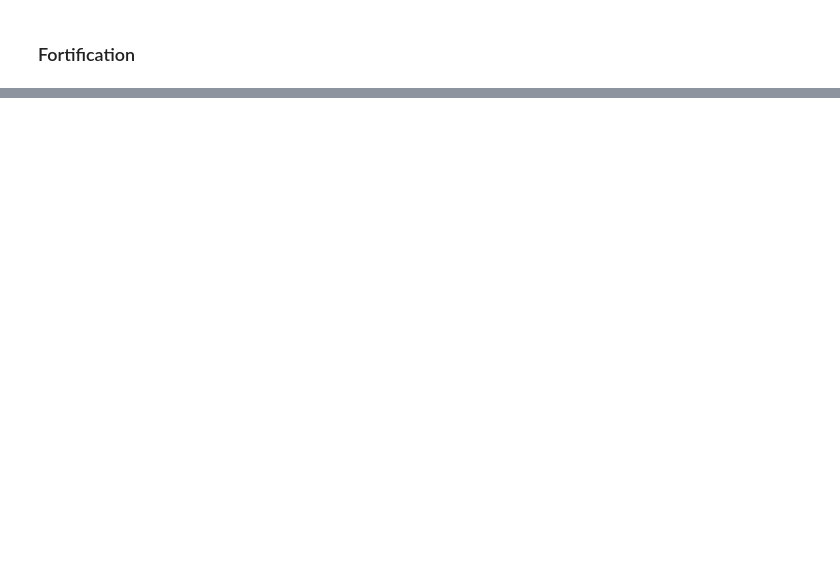
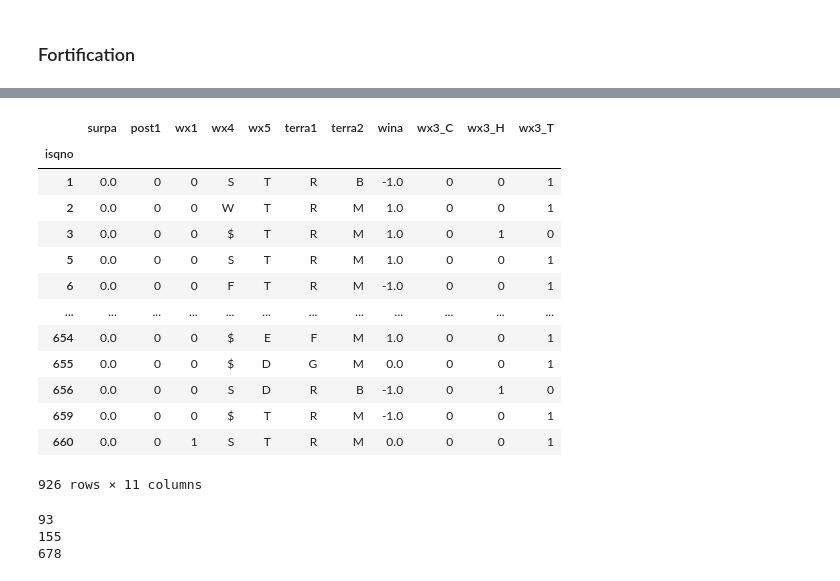
Before and after one commit to euihyeonmoon/Moonslab, a Jupyter notebook: victory-prediction.ipynb, the cells around one changed output, grey strips where cells are left out. Saved outputs shown, nothing was run; the diff lists cells and outputs as text; code cells hidden in the pictures; blank space fills up the shorter version.

```diff
--- a/victory-prediction.ipynb
+++ b/victory-prediction.ipynb
@@ -464,0 +569,4 @@ sns.countplot(x='wina', hue='post2',data= fortification ,palette='RdBu_r')
+# %%
+df_combined = check_FD()
+display(df_combined)
+print(df_combined['post1'].sum())
@@ -464,0 +593,6 @@ sns.countplot(x='wina', hue='post2',data= fortification ,palette='RdBu_r')
+# %%
+#creating funtion for creating categories based on family size
+def check_wx1():
+    global df_combined
+    df_combined['wx1'] = df_combined['wx1'].map(lambda s: 1 if s == 'W' else 0)
+    return df_combined
@@ -464,0 +638,24 @@ sns.countplot(x='wina', hue='post2',data= fortification ,palette='RdBu_r')
+# %%
+df_combined = check_wx3()
+display(df_combined)
+print(df_combined['wx3_C'].sum())
+print(df_combined['wx3_H'].sum())
+print(df_combined['wx3_T'].sum())
+# %% [output]
+|  | surpa | post1 | wx1 | wx4 | wx5 | terra1 | terra2 | wina | wx3_C | wx3_H | wx3_T |
+| isqno |  |  |  |  |  |  |  |  |  |  |  |
+| 1 | 0.0 | 0 | 0 | S | T | R | B | -1.0 | 0 | 0 | 1 |
+| 2 | 0.0 | 0 | 0 | W | T | R | M | 1.0 | 0 | 0 | 1 |
+| 3 | 0.0 | 0 | 0 | $ | T | R | M | 1.0 | 0 | 1 | 0 |
+| 5 | 0.0 | 0 | 0 | S | T | R | M | 1.0 | 0 | 0 | 1 |
+| 6 | 0.0 | 0 | 0 | F | T | R | M | -1.0 | 0 | 0 | 1 |
+| ... | ... | ... | ... | ... | ... | ... | ... | ... | ... | ... | ... |
+| 654 | 0.0 | 0 | 0 | $ | E | F | M | 1.0 | 0 | 0 | 1 |
+| 655 | 0.0 | 0 | 0 | $ | D | G | M | 0.0 | 0 | 0 | 1 |
+| 656 | 0.0 | 0 | 0 | S | D | R | B | -1.0 | 0 | 1 | 0 |
+| 659 | 0.0 | 0 | 0 | $ | T | R | M | -1.0 | 0 | 0 | 1 |
+| 660 | 0.0 | 0 | 1 | S | T | R | M | 0.0 | 0 | 0 | 1 |
+926 rows × 11 columns
+93
+155
+678
```
Also changed, not shown: parts of 75 cells of this notebook.
